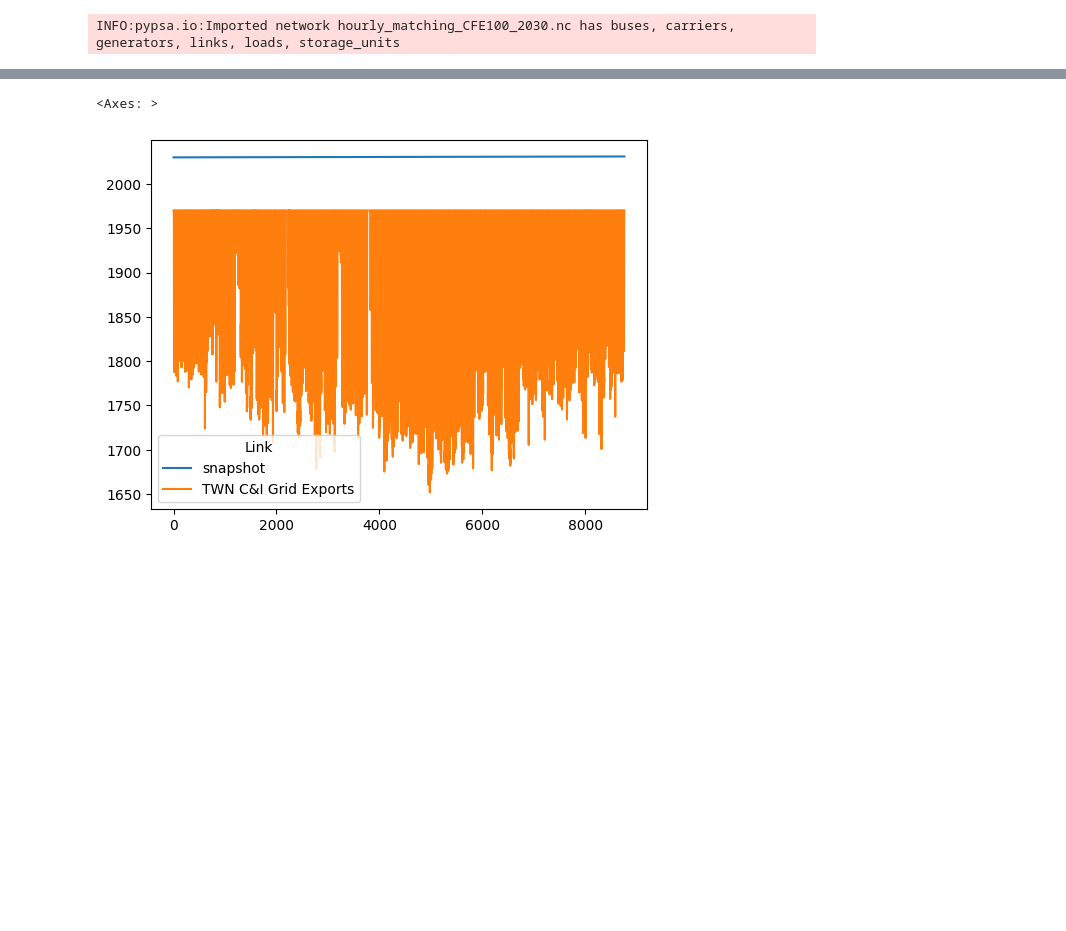
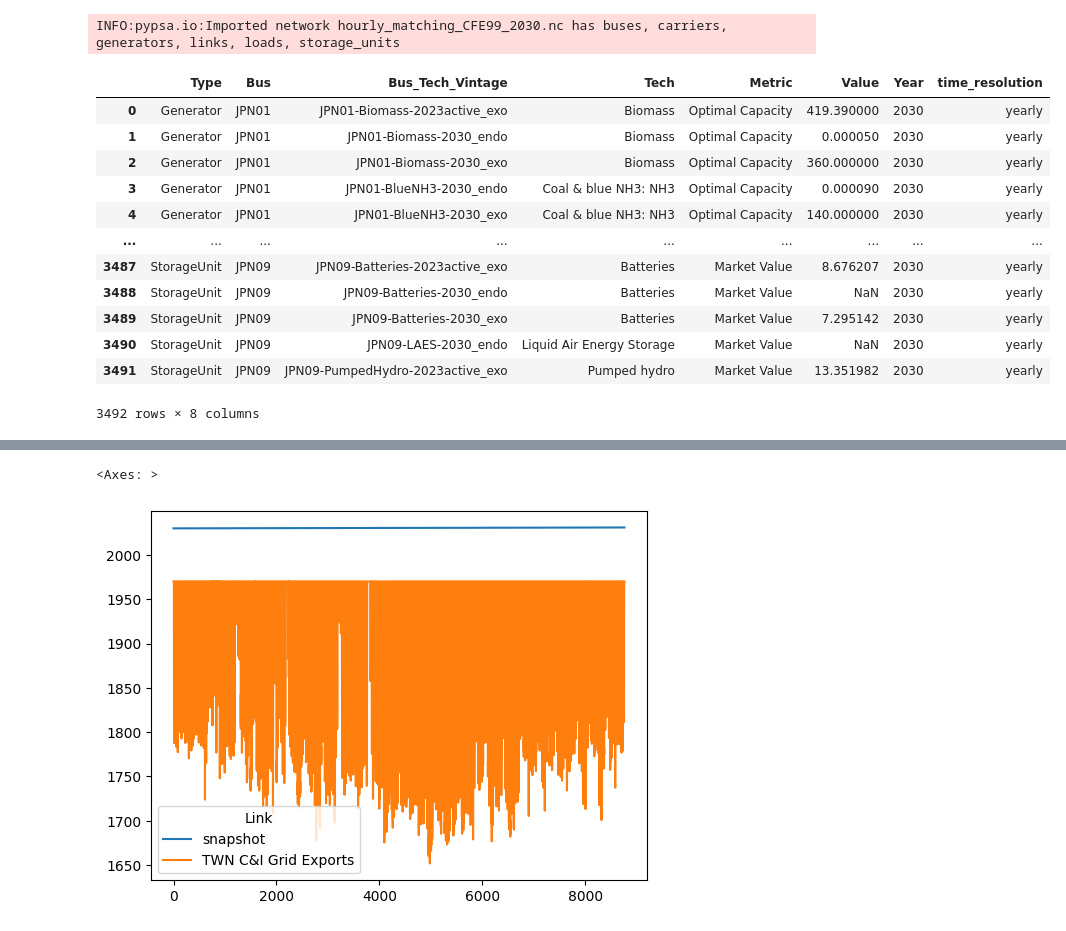
Before and after one commit to transition-zero/tza-pypsa, a Jupyter notebook: CostCalculation.ipynb, the cells around one changed output, grey strips where cells are left out. Saved outputs shown, nothing was run; the diff lists cells and outputs as text; code cells hidden in the pictures; blank space fills up the shorter version.

```diff
--- a/CostCalculation.ipynb
+++ b/CostCalculation.ipynb
@@ -18,5 +19,30 @@ import glob
 # %%
 n = pypsa.Network()
-n.import_from_netcdf("C:/Users/jy/TransitionZero/Google - CFE - Documents/04. Country Specific Vault/Japan/02. Data & Results/Outputs/1_Diagnosis/TP2/JPN_P2_JPN09/solved_networks/hourly_matching_CFE100_2030.nc")
+n.import_from_netcdf("C:/Users/jy/TransitionZero/Google - CFE - Documents/04. Country Specific Vault/Japan/02. Data & Results/Outputs/1_Diagnosis/TP1/Run003/Data/JPN_P1_JPN03/solved_networks/hourly_matching_CFE99_2030.nc")
 # %% [output]
-INFO:pypsa.io:Imported network hourly_matching_CFE100_2030.nc has buses, carriers, generators, links, loads, storage_units
+INFO:pypsa.io:Imported network hourly_matching_CFE99_2030.nc has buses, carriers, generators, links, loads, storage_units
+# %%
+def transform_visualiser_yearly_output(network: pypsa.Network) -> pd.DataFrame:
+    df = network.statistics(groupby=["bus", "name", "carrier"]).reset_index()
+    df.columns = ["Type", "Bus", "Bus_Tech_Vintage", "Tech"] + list(df.columns[4:])
+    df = pd.melt(df, id_vars=["Type", "Bus", "Bus_Tech_Vintage", "Tech"], var_name="Metric", value_name="Value")
+    df["Year"] = network.snapshots.year[0]
+    df["time_resolution"] = "yearly"
+
+    return df
+# %%
+transform_visualiser_yearly_output(n)
+# %% [output]
+|  | Type | Bus | Bus_Tech_Vintage | Tech | Metric | Value | Year | time_resolution |
+| 0 | Generator | JPN01 | JPN01-Biomass-2023active_exo | Biomass | Optimal Capacity | 419.390000 | 2030 | yearly |
+| 1 | Generator | JPN01 | JPN01-Biomass-2030_endo | Biomass | Optimal Capacity | 0.000050 | 2030 | yearly |
+| 2 | Generator | JPN01 | JPN01-Biomass-2030_exo | Biomass | Optimal Capacity | 360.000000 | 2030 | yearly |
+| 3 | Generator | JPN01 | JPN01-BlueNH3-2030_endo | Coal & blue NH3: NH3 | Optimal Capacity | 0.000090 | 2030 | yearly |
+| 4 | Generator | JPN01 | JPN01-BlueNH3-2030_exo | Coal & blue NH3: NH3 | Optimal Capacity | 140.000000 | 2030 | yearly |
+| ... | ... | ... | ... | ... | ... | ... | ... | ... |
+| 3487 | StorageUnit | JPN09 | JPN09-Batteries-2023active_exo | Batteries | Market Value | 8.676207 | 2030 | yearly |
+| 3488 | StorageUnit | JPN09 | JPN09-Batteries-2030_endo | Batteries | Market Value | NaN | 2030 | yearly |
+| 3489 | StorageUnit | JPN09 | JPN09-Batteries-2030_exo | Batteries | Market Value | 7.295142 | 2030 | yearly |
+| 3490 | StorageUnit | JPN09 | JPN09-LAES-2030_endo | Liquid Air Energy Storage | Market Value | NaN | 2030 | yearly |
+| 3491 | StorageUnit | JPN09 | JPN09-PumpedHydro-2023active_exo | Pumped hydro | Market Value | 13.351982 | 2030 | yearly |
+3492 rows × 8 columns
```
Also changed, not shown: parts of 2 cells of this notebook, 11 other files.
